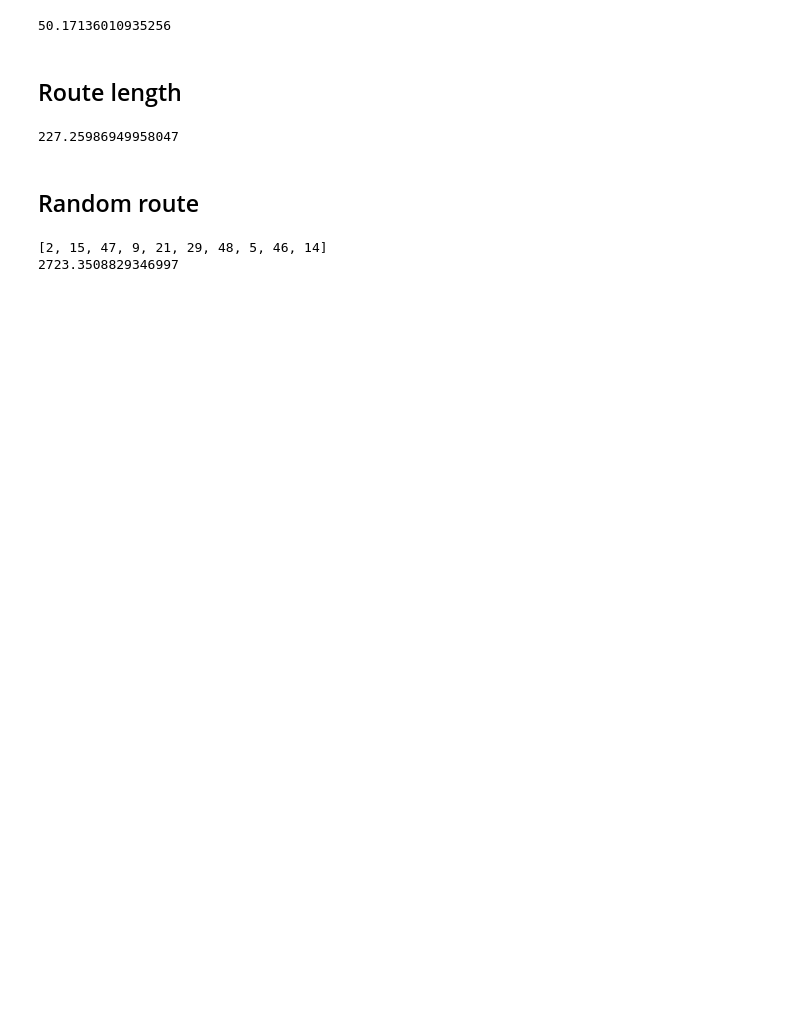
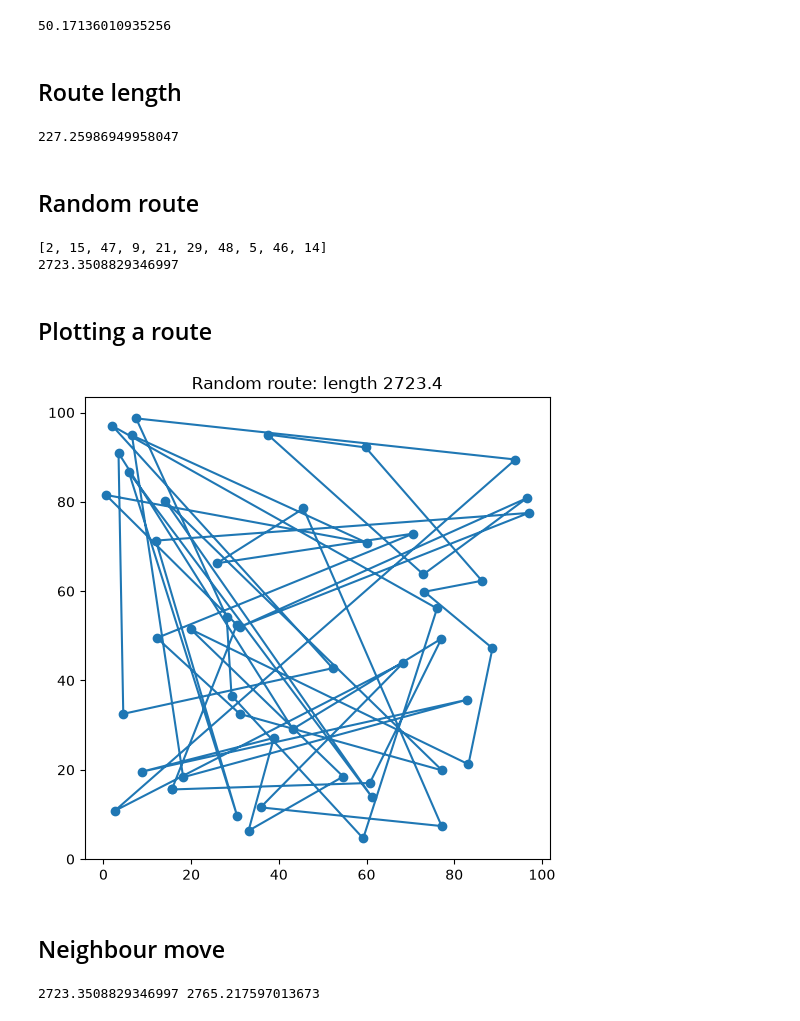
Before and after one commit to Prayash-72/AI_Search_Optimisation_Project, a Jupyter notebook: notebooks/01_setup.ipynb, the cells around one changed output. Cells and saved outputs as stored; diff of their text form; code cells hidden in the pictures; blank space fills up the shorter version.

Commit message:
Add route plot and swap neighbour move

```diff
--- a/notebooks/01_setup.ipynb
+++ b/notebooks/01_setup.ipynb
@@ -63,3 +62,36 @@ print(route_length(r))
 # %% [output]
 [2, 15, 47, 9, 21, 29, 48, 5, 46, 14]
 2723.3508829346997
+# %% [markdown]
+## Plotting a route
+# %%
+import matplotlib.pyplot as plt
+
+
+def plot_route(route, title="Route"):
+    order = route + [route[0]]
+    xs = [coords[c][0] for c in order]
+    ys = [coords[c][1] for c in order]
+    plt.figure(figsize=(6, 6))
+    plt.plot(xs, ys, "o-")
+    plt.title(f"{title}: length {route_length(route):.1f}")
+    plt.show()
+
+
+plot_route(r, "Random route")
+# %% [output]
+[figure, added]
+# %% [markdown]
+## Neighbour move
+# %%
+def swap_neighbour(route):
+    new_route = route.copy()
+    i, j = random.sample(range(len(route)), 2)
+    new_route[i], new_route[j] = new_route[j], new_route[i]
+    return new_route
+
+
+r2 = swap_neighbour(r)
+print(route_length(r), route_length(r2))
+# %% [output]
+2723.3508829346997 2765.217597013673
```
Also changed, not shown: parts of 5 cells of this notebook.
